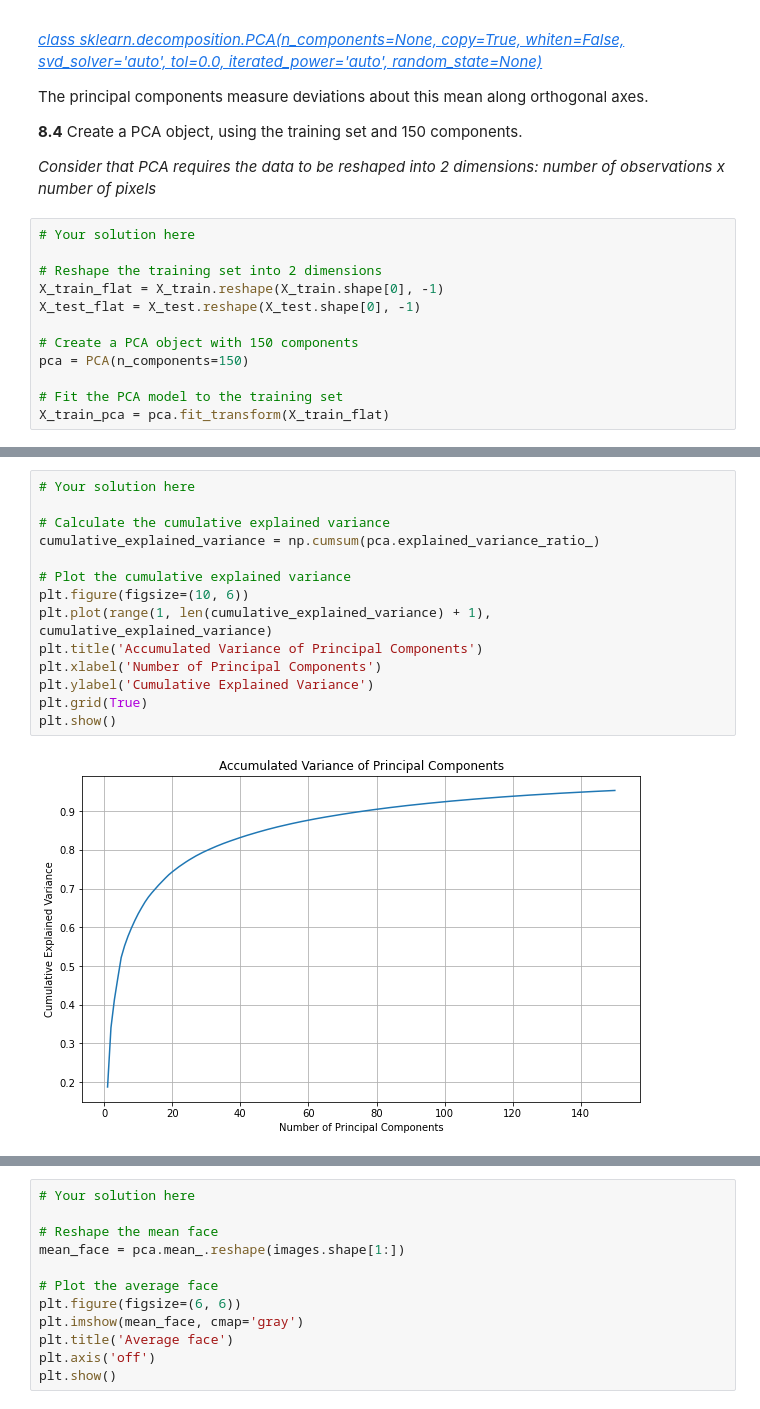
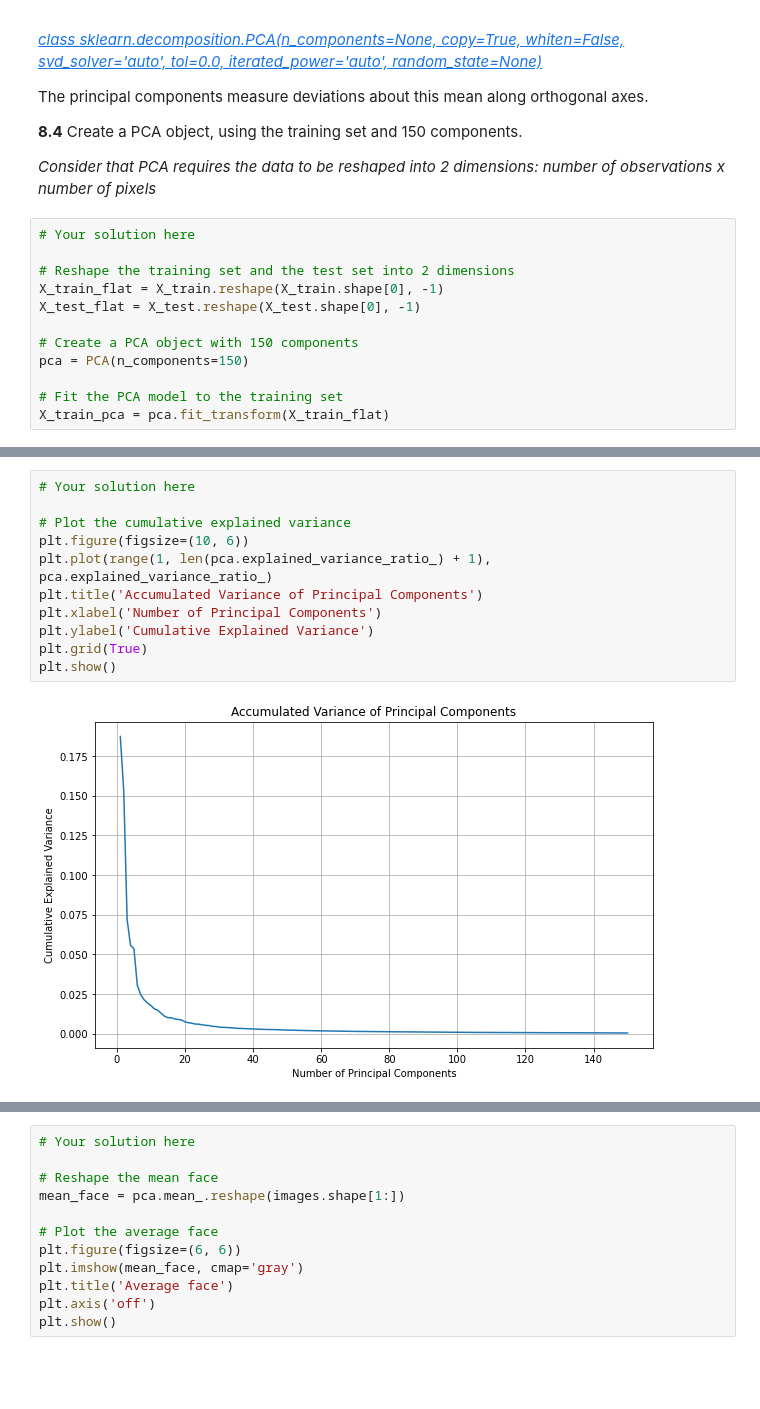
Before and after one commit to dacxjo/computer_vision, a Jupyter notebook: Labs/p5/P5_2023_students.ipynb, the cells around one changed output, grey strips where cells are left out. Drawn from its saved outputs; the diff is of its cells as text; blank space fills up the shorter version.

```diff
--- a/Labs/p5/P5_2023_students.ipynb
+++ b/Labs/p5/P5_2023_students.ipynb
@@ -1125,7 +1140,7 @@ The principal components measure deviations about this mean along orthogonal axe
 # %%
 # Your solution here
 
-# Reshape the training set into 2 dimensions
+# Reshape the training set and the test set into 2 dimensions
 X_train_flat = X_train.reshape(X_train.shape[0], -1)
 X_test_flat = X_test.reshape(X_test.shape[0], -1)
 
@@ -1143,19 +1158,16 @@ Plot the accumated variance of the components.
 # %%
 # Your solution here
 
-# Calculate the cumulative explained variance
-cumulative_explained_variance = np.cumsum(pca.explained_variance_ratio_)
-
 # Plot the cumulative explained variance
 plt.figure(figsize=(10, 6))
-plt.plot(range(1, len(cumulative_explained_variance) + 1), cumulative_explained_variance)
+plt.plot(range(1, len(pca.explained_variance_ratio_) + 1), pca.explained_variance_ratio_)
 plt.title('Accumulated Variance of Principal Components')
 plt.xlabel('Number of Principal Components')
 plt.ylabel('Cumulative Explained Variance')
 plt.grid(True)
 plt.show()
 # %% [output]
-[figure, old version]
+[figure, new version]
 # %% [markdown]
 **8.5** One interesting part of PCA is that it computes the average face, which can be interesting to examine.
 
```
Also changed, not shown: parts of 10 cells of this notebook.
